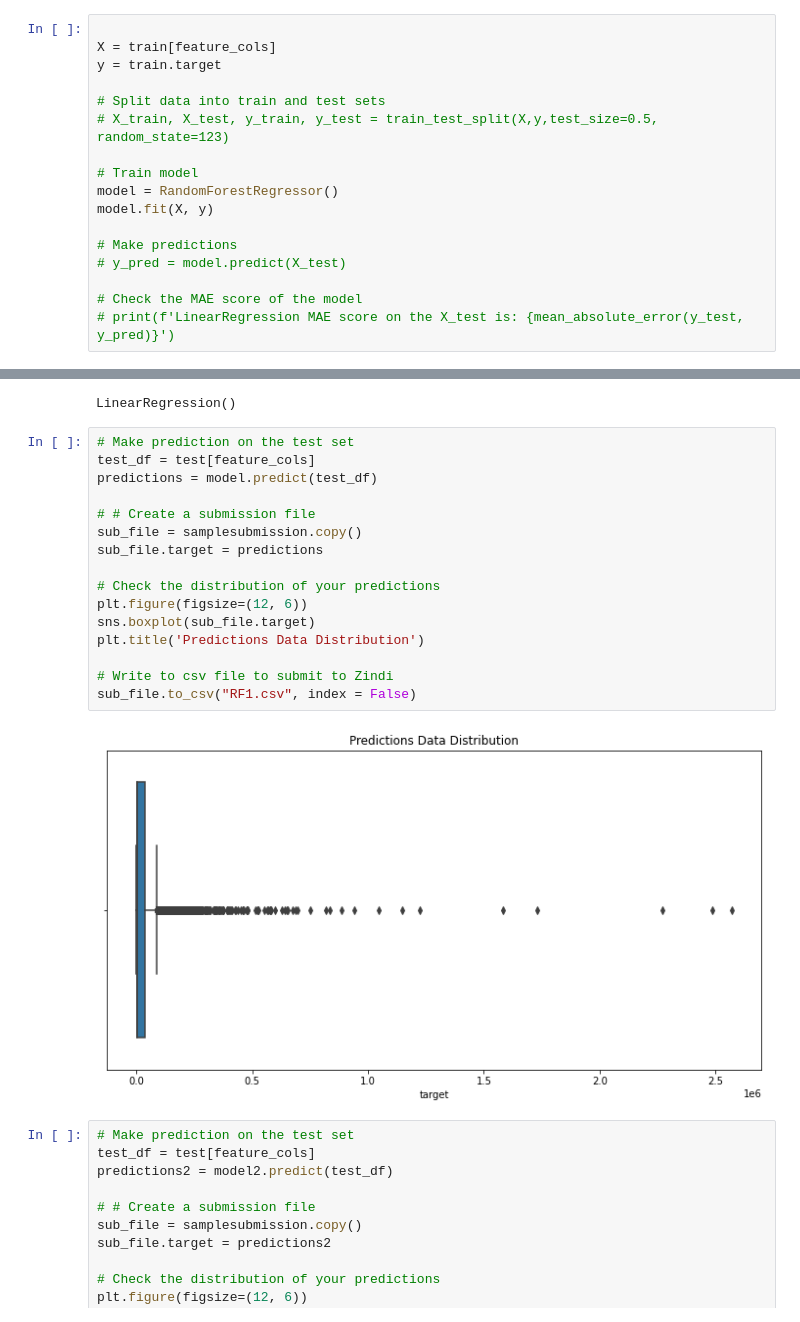
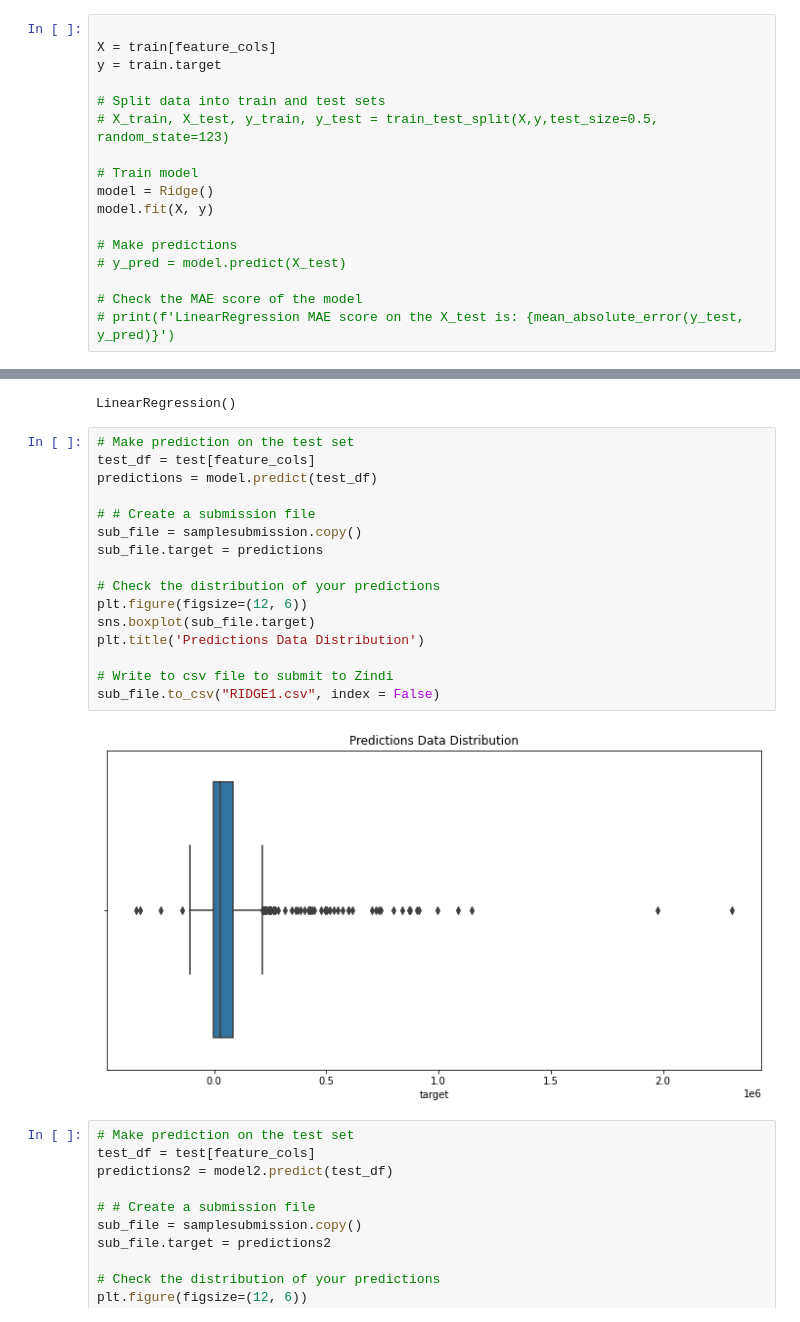
Before and after one commit to simiel/2022UHA, a Jupyter notebook: notebook/2.ipynb, the cells around one changed output, grey strips where cells are left out. Drawn from its saved outputs; the diff is of its cells as text.

Commit message:
RIDGE

```diff
--- a/notebook/2.ipynb
+++ b/notebook/2.ipynb
@@ -128,7 +128,7 @@ y = train.target
 # X_train, X_test, y_train, y_test = train_test_split(X,y,test_size=0.5, random_state=123)
 
 # Train model
-model = RandomForestRegressor()
+model = Ridge()
 model.fit(X, y)
 
 # Make predictions
@@ -154,21 +154,21 @@ LinearRegression()
 # %%
 # Make prediction on the test set
 test_df = test[feature_cols]
 predictions = model.predict(test_df)
 
 # # Create a submission file
 sub_file = samplesubmission.copy()
 sub_file.target = predictions
 
 # Check the distribution of your predictions
 plt.figure(figsize=(12, 6))
 sns.boxplot(sub_file.target)
 plt.title('Predictions Data Distribution')
 
 # Write to csv file to submit to Zindi
-sub_file.to_csv("RF1.csv", index = False)
+sub_file.to_csv("RIDGE1.csv", index = False)
 # %% [output]
-[figure, old version]
+[figure, new version]
 # %%
 # Make prediction on the test set
 test_df = test[feature_cols]
```
Also changed, not shown: parts of 1 cell of this notebook, 1 other file.
